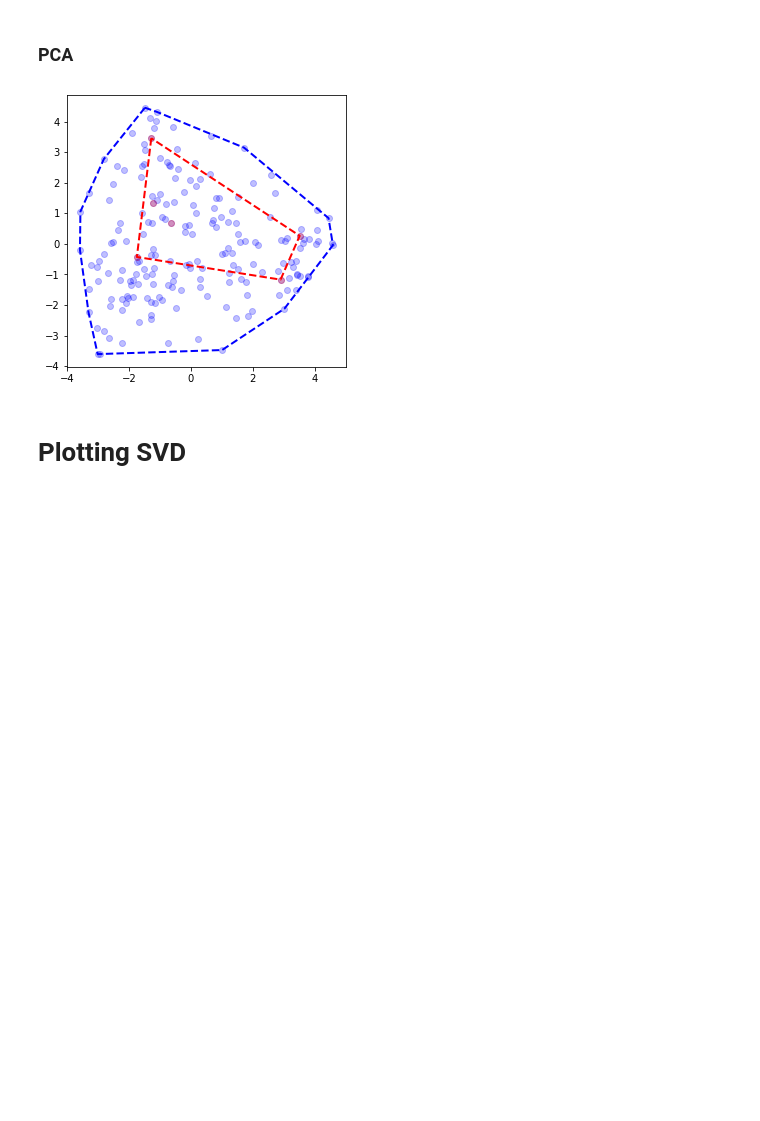
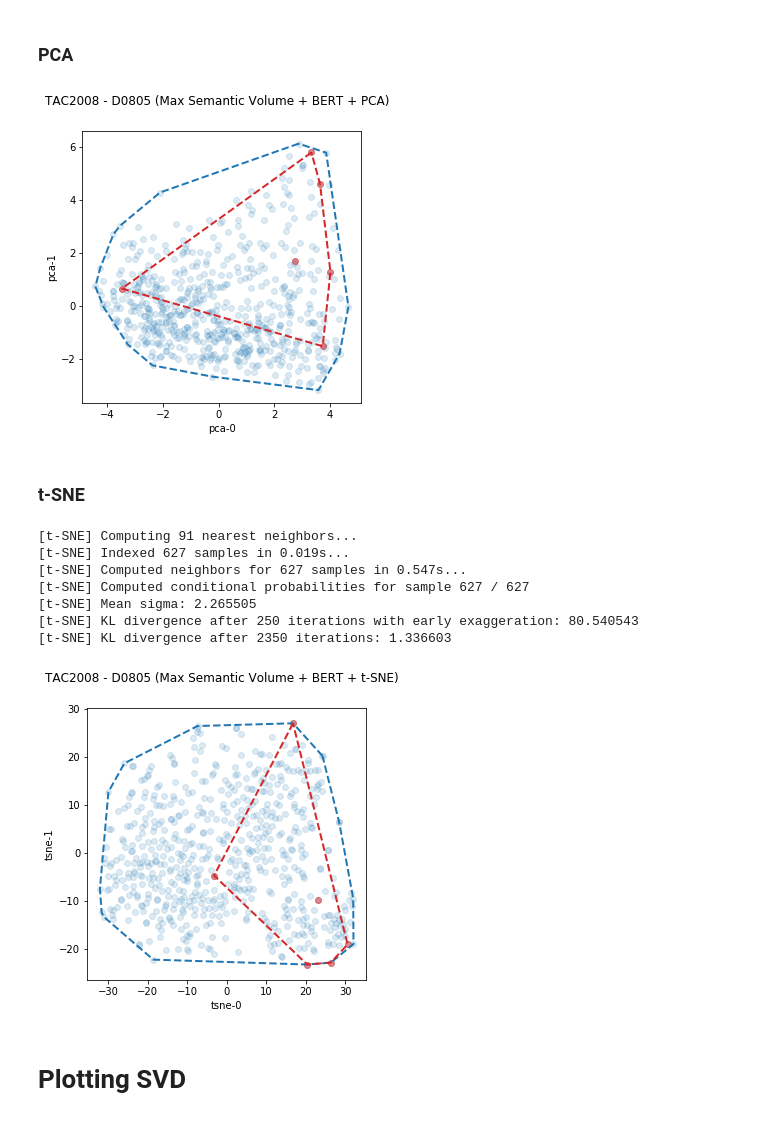
Before and after one commit to korunosk/geometry-of-text-summarization, a Jupyter notebook: main.ipynb, the cells around one changed output. Cells and saved outputs as stored; diff of their text form; code cells hidden in the pictures; blank space fills up the shorter version.

```diff
--- a/main.ipynb
+++ b/main.ipynb
@@ -363,16 +303,36 @@ plot(ax2, document_pts, summary_pts[1], add_hull=True)
 # %% [markdown]
 ### PCA
 # %%
-idx = max_semantic_volume_summary(document_embs_np, 6, distance_to_subspace)
+idx = max_semantic_volume_summary(document_embs, 6, distance_to_subspace)
 
-document_pts, summary_pts = project_pca(document_embs, np.expand_dims(document_embs_np[idx], axis=0))
+document_pts, summary_pts = project_pca(document_embs, document_embs[idx])
 
 fig = plt.figure(figsize=(5,5))
-
+fig.suptitle(DATASET + ' - ' + TOPIC + ' (Max Semantic Volume + BERT + PCA)')
 ax1 = fig.add_subplot(1,1,1)
-plot(ax1, document_pts, summary_pts[0], add_hull=True)
+plot('pca', ax1, document_pts, summary_pts, plot_hull=True)
 # %% [output]
-[figure, old version]
+[figure, new version]
+# %% [markdown]
+### t-SNE
+# %%
+idx = max_semantic_volume_summary(document_embs, 6, distance_to_subspace)
+
+document_pts, summary_pts = project_tsne(document_embs, document_embs[idx])
+
+fig = plt.figure(figsize=(5,5))
+fig.suptitle(DATASET + ' - ' + TOPIC + ' (Max Semantic Volume + BERT + t-SNE)')
+ax1 = fig.add_subplot(1,1,1)
+plot('tsne', ax1, document_pts, summary_pts, plot_hull=True)
+# %% [output]
+[t-SNE] Computing 91 nearest neighbors...
+[t-SNE] Indexed 627 samples in 0.019s...
+[t-SNE] Computed neighbors for 627 samples in 0.547s...
+[t-SNE] Computed conditional probabilities for sample 627 / 627
+[t-SNE] Mean sigma: 2.265505
+[t-SNE] KL divergence after 250 iterations with early exaggeration: 80.540543
+[t-SNE] KL divergence after 2350 iterations: 1.336603
+[figure, added]
 # %% [markdown]
 # Plotting SVD
 # %%
```
Also changed, not shown: parts of 34 cells of this notebook.
